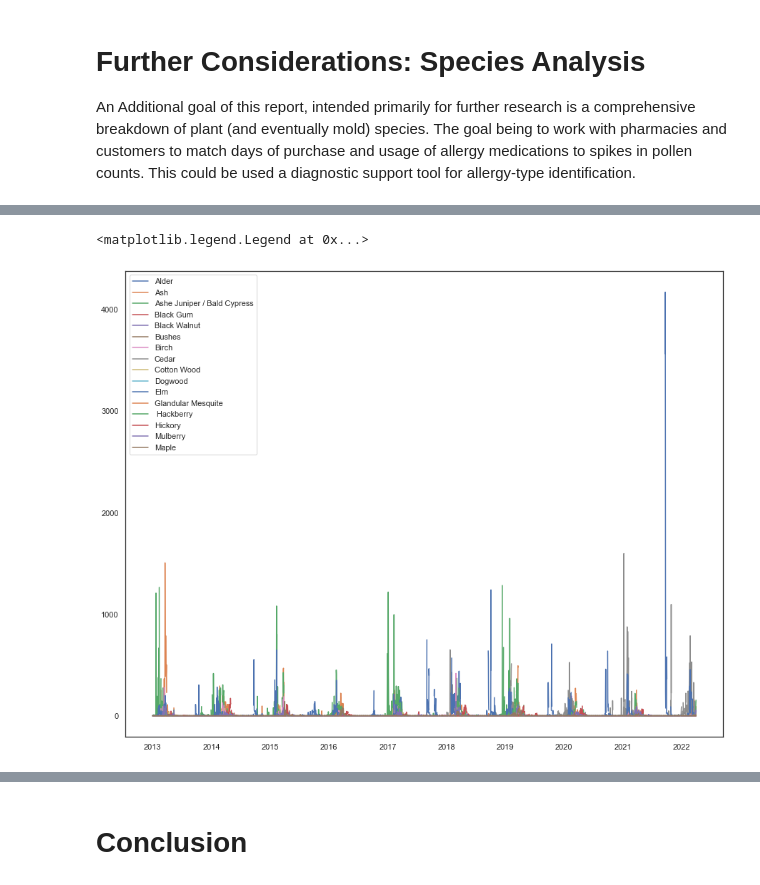
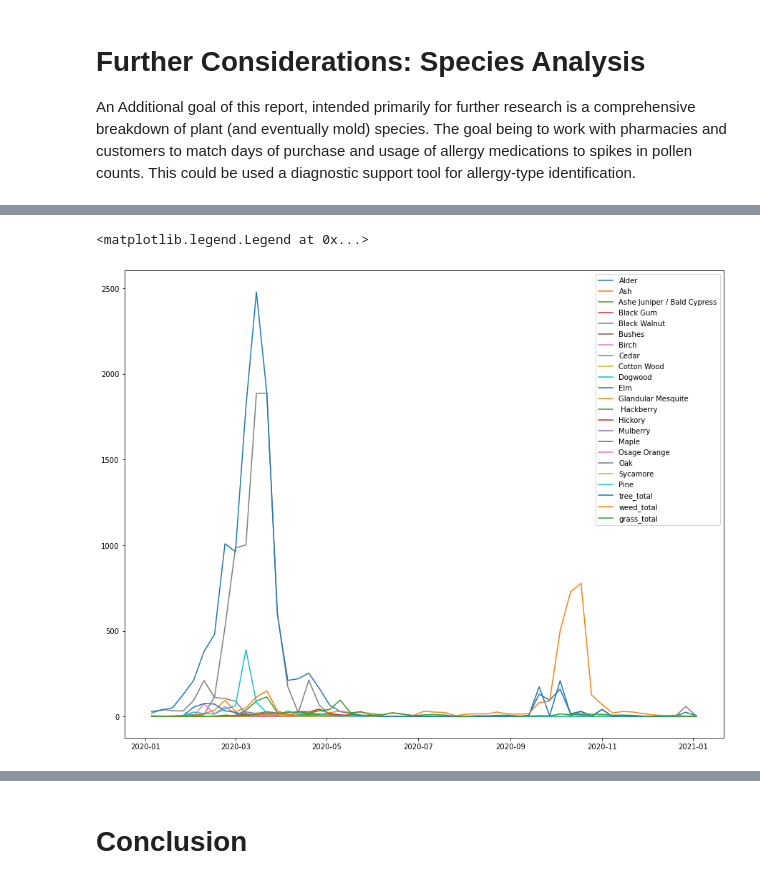
Before and after one commit to nikennedy/pollen_forecasting, a Jupyter notebook: final_notebook.ipynb, the cells around one changed output, grey strips where cells are left out. Cells and saved outputs as stored; diff of their text form; code cells hidden in the pictures.

```diff
--- a/final_notebook.ipynb
+++ b/final_notebook.ipynb
@@ -1538,6 +1543,9 @@ This model based off of the un-log-transformed weighted pollen counts appears to
 An Additional goal of this report, intended primarily for further research is a comprehensive breakdown of plant (and eventually mold) species. The goal being to work with pharmacies and customers to match days of purchase and usage of allergy medications to spikes in pollen counts. This could be used a diagnostic support tool for allergy-type identification.
 # %%
 species_df = master_df[master_df.columns[:20]]
+species_df['tree_total'] = master_df['Tree Total']
+species_df['weed_total'] = master_df['Weed Total']
+species_df['grass_total'] = master_df['Grass Total']
 species_df.info()
 # %% [output]
 <class 'pandas.core.frame.DataFrame'>
@@ -1560,8 +1583,8 @@ memory usage: 714.0 KB
 # %%
 fig, ax = plt.subplots(figsize=(15, 12))
 
-ax.plot(species_df)
+ax.plot(species_df['2020'].resample('W').mean())
 ax.legend(labels = species_df.columns)
 # %% [output]
 <matplotlib.legend.Legend at 0x...>
-[figure, old version]
+[figure, new version]
```
Also changed, not shown: parts of 5 cells of this notebook.
